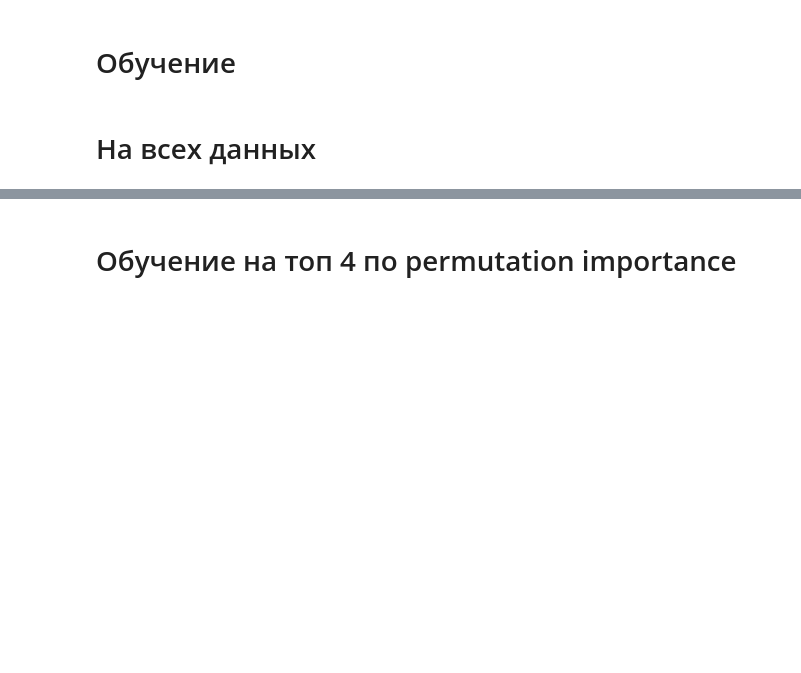
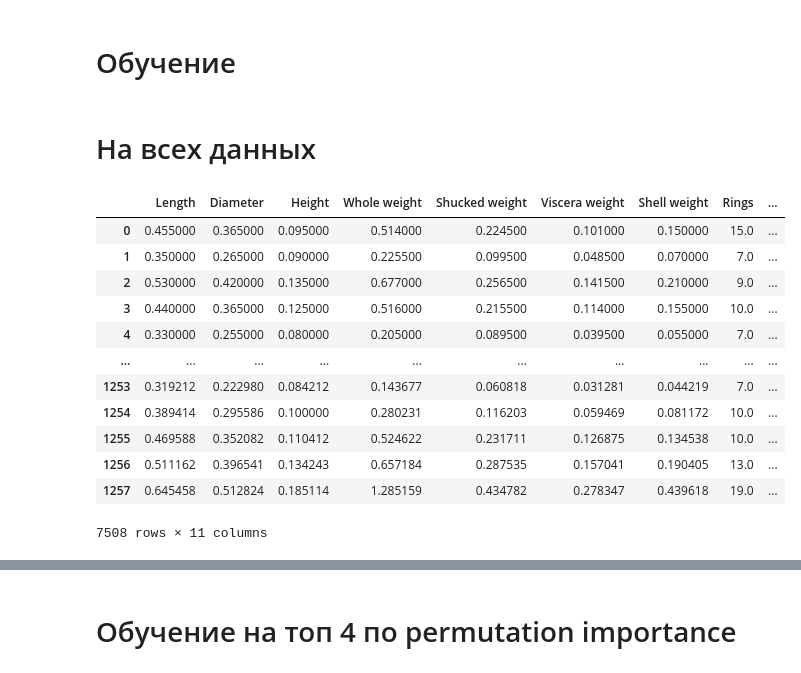
Before and after one commit to KonnorKennuey/EDA-Tasks, a Jupyter notebook: Task 5/ФМИ_EDA_pipeline.ipynb, the cells around one changed output, grey strips where cells are left out. Drawn from its saved outputs; the diff is of its cells as text; code cells hidden in the pictures; blank space fills up the shorter version.

```diff
--- a/Task 5/ФМИ_EDA_pipeline.ipynb
+++ b/Task 5/ФМИ_EDA_pipeline.ipynb
@@ -357,0 +391,16 @@ from sklearn.metrics import mean_absolute_percentage_error, r2_score
+# %%
+smogn_data
+# %% [output]
+|  | Length | Diameter | Height | Whole weight | Shucked weight | Viscera weight | Shell weight | Rings | ... |
+| 0 | 0.455000 | 0.365000 | 0.095000 | 0.514000 | 0.224500 | 0.101000 | 0.150000 | 15.0 | ... |
+| 1 | 0.350000 | 0.265000 | 0.090000 | 0.225500 | 0.099500 | 0.048500 | 0.070000 | 7.0 | ... |
+| 2 | 0.530000 | 0.420000 | 0.135000 | 0.677000 | 0.256500 | 0.141500 | 0.210000 | 9.0 | ... |
+| 3 | 0.440000 | 0.365000 | 0.125000 | 0.516000 | 0.215500 | 0.114000 | 0.155000 | 10.0 | ... |
+| 4 | 0.330000 | 0.255000 | 0.080000 | 0.205000 | 0.089500 | 0.039500 | 0.055000 | 7.0 | ... |
+| ... | ... | ... | ... | ... | ... | ... | ... | ... | ... |
+| 1253 | 0.319212 | 0.222980 | 0.084212 | 0.143677 | 0.060818 | 0.031281 | 0.044219 | 7.0 | ... |
+| 1254 | 0.389414 | 0.295586 | 0.100000 | 0.280231 | 0.116203 | 0.059469 | 0.081172 | 10.0 | ... |
+| 1255 | 0.469588 | 0.352082 | 0.110412 | 0.524622 | 0.231711 | 0.126875 | 0.134538 | 10.0 | ... |
+| 1256 | 0.511162 | 0.396541 | 0.134243 | 0.657184 | 0.287535 | 0.157041 | 0.190405 | 13.0 | ... |
+| 1257 | 0.645458 | 0.512824 | 0.185114 | 1.285159 | 0.434782 | 0.278347 | 0.439618 | 19.0 | ... |
+7508 rows × 11 columns
```
Also changed, not shown: parts of 14 cells of this notebook.
